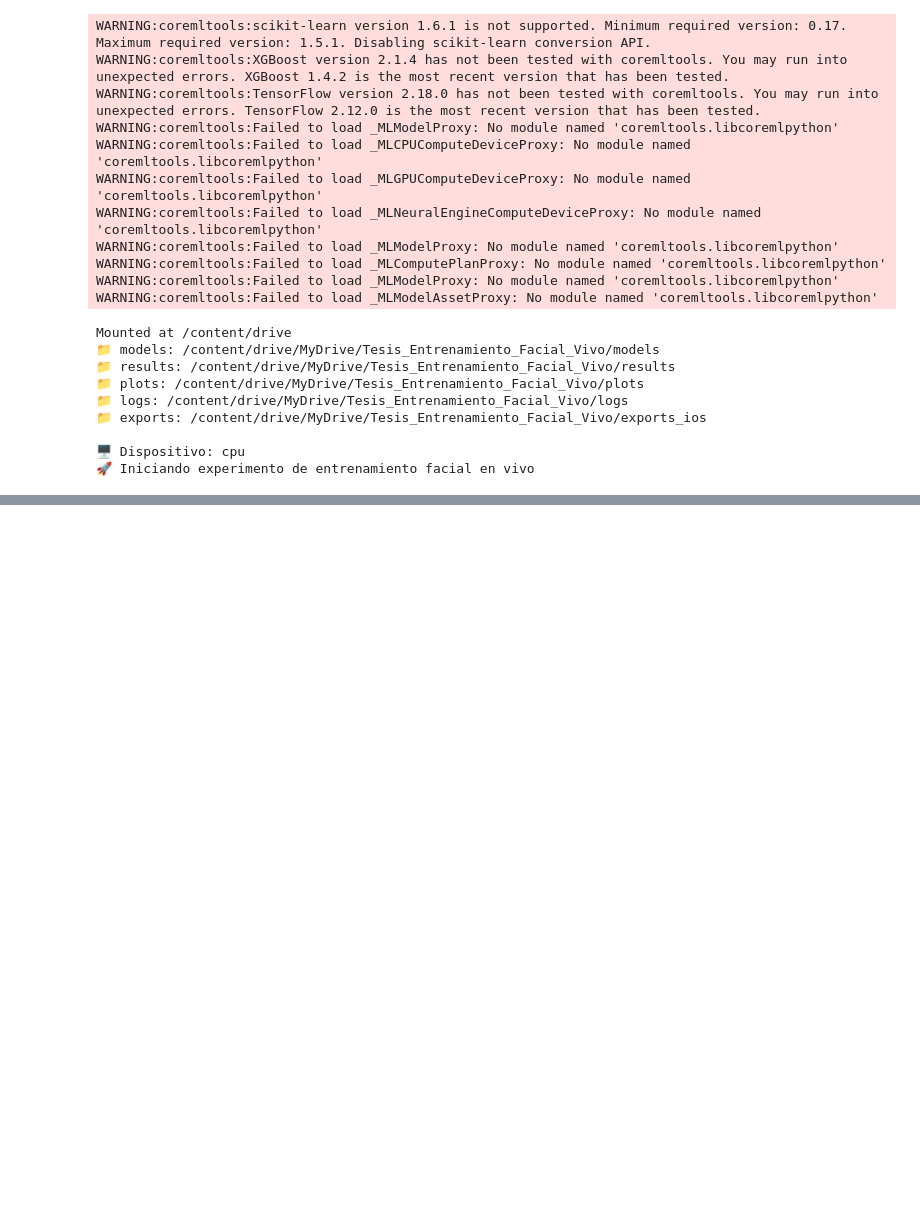
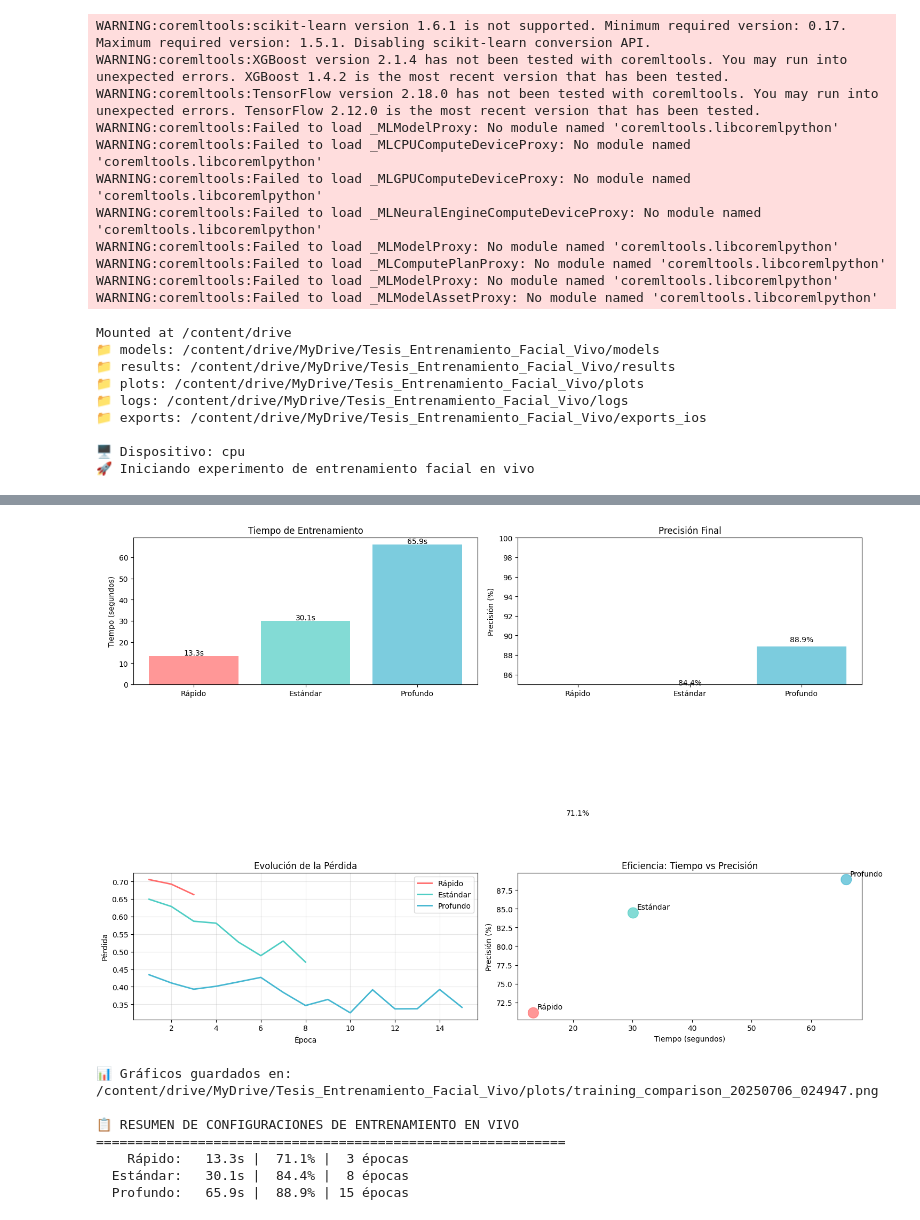
Before and after one commit to fernandopr11/LiveTrainingModel, a Jupyter notebook: LiveTrainingModel.ipynb, the cells around one changed output, grey strips where cells are left out. Cells and saved outputs as stored; diff of their text form; code cells hidden in the pictures; blank space fills up the shorter version.

```diff
--- a/LiveTrainingModel.ipynb
+++ b/LiveTrainingModel.ipynb
@@ -95,0 +326,75 @@ Mounted at /content/drive
+# %%
+# =============================================================================
+# PASO 5: VISUALIZACIÓN DE RESULTADOS
+# =============================================================================
+
+# Gráfico de comparación
+fig, ((ax1, ax2), (ax3, ax4)) = plt.subplots(2, 2, figsize=(15, 10))
+
+# 1. Tiempo vs Precisión
+times = [results[name]['time'] for name, _, _ in configurations]
+accuracies = [results[name]['accuracy'] for name, _, _ in configurations]
+names = [name for name, _, _ in configurations]
+
+ax1.bar(names, times, color=['#FF6B6B', '#4ECDC4', '#45B7D1'], alpha=0.7)
+ax1.set_ylabel('Tiempo (segundos)')
+ax1.set_title('Tiempo de Entrenamiento')
+for i, v in enumerate(times):
+    ax1.text(i, v + 0.5, f'{v:.1f}s', ha='center')
+
+# 2. Precisión final
+ax2.bar(names, accuracies, color=['#FF6B6B', '#4ECDC4', '#45B7D1'], alpha=0.7)
+ax2.set_ylabel('Precisión (%)')
+ax2.set_title('Precisión Final')
+ax2.set_ylim(85, 100)
+for i, v in enumerate(accuracies):
+    ax2.text(i, v + 0.5, f'{v:.1f}%', ha='center')
+
+# 3. Evolución de pérdida
+for i, (name, _, _) in enumerate(configurations):
+    losses = results[name]['losses']
+    epochs = range(1, len(losses) + 1)
+    colors = ['#FF6B6B', '#4ECDC4', '#45B7D1']
+    ax3.plot(epochs, losses, label=name, color=colors[i], linewidth=2)
+
+ax3.set_xlabel('Época')
+ax3.set_ylabel('Pérdida')
+ax3.set_title('Evolución de la Pérdida')
+ax3.legend()
+ax3.grid(True, alpha=0.3)
+
+# 4. Eficiencia (Tiempo vs Precisión)
+ax4.scatter(times, accuracies, s=200, c=['#FF6B6B', '#4ECDC4', '#45B7D1'], alpha=0.7)
+ax4.set_xlabel('Tiempo (segundos)')
+ax4.set_ylabel('Precisión (%)')
+ax4.set_title('Eficiencia: Tiempo vs Precisión')
+
+for i, name in enumerate(names):
+    ax4.annotate(name, (times[i], accuracies[i]), xytext=(5, 5),
+                textcoords='offset points')
+
+plt.tight_layout()
+
+# Guardar gráfico en Google Drive
+plot_filename = f"{DIRS['plots']}/training_comparison_{timestamp}.png"
+plt.savefig(plot_filename, dpi=300, bbox_inches='tight')
+plt.show()
+
+log_message(f"📊 Gráficos guardados en: {plot_filename}")
+
+# Tabla resumen
+log_message("\n📋 RESUMEN DE CONFIGURACIONES DE ENTRENAMIENTO EN VIVO")
+log_message("=" * 60)
+for name, epochs, lr in configurations:
+    result = results[name]
+    summary = f"{name:>10}: {result['time']:>6.1f}s | {result['accuracy']:>5.1f}% | {epochs:>2} épocas"
+    log_message(summary)
+# %% [output]
+[figure, added]
+📊 Gráficos guardados en: /content/drive/MyDrive/Tesis_Entrenamiento_Facial_Vivo/plots/training_comparison_20250706_024947.png
+
+📋 RESUMEN DE CONFIGURACIONES DE ENTRENAMIENTO EN VIVO
+============================================================
+    Rápido:   13.3s |  71.1% |  3 épocas
+  Estándar:   30.1s |  84.4% |  8 épocas
+  Profundo:   65.9s |  88.9% | 15 épocas
```
Also changed, not shown: parts of 6 cells of this notebook.
